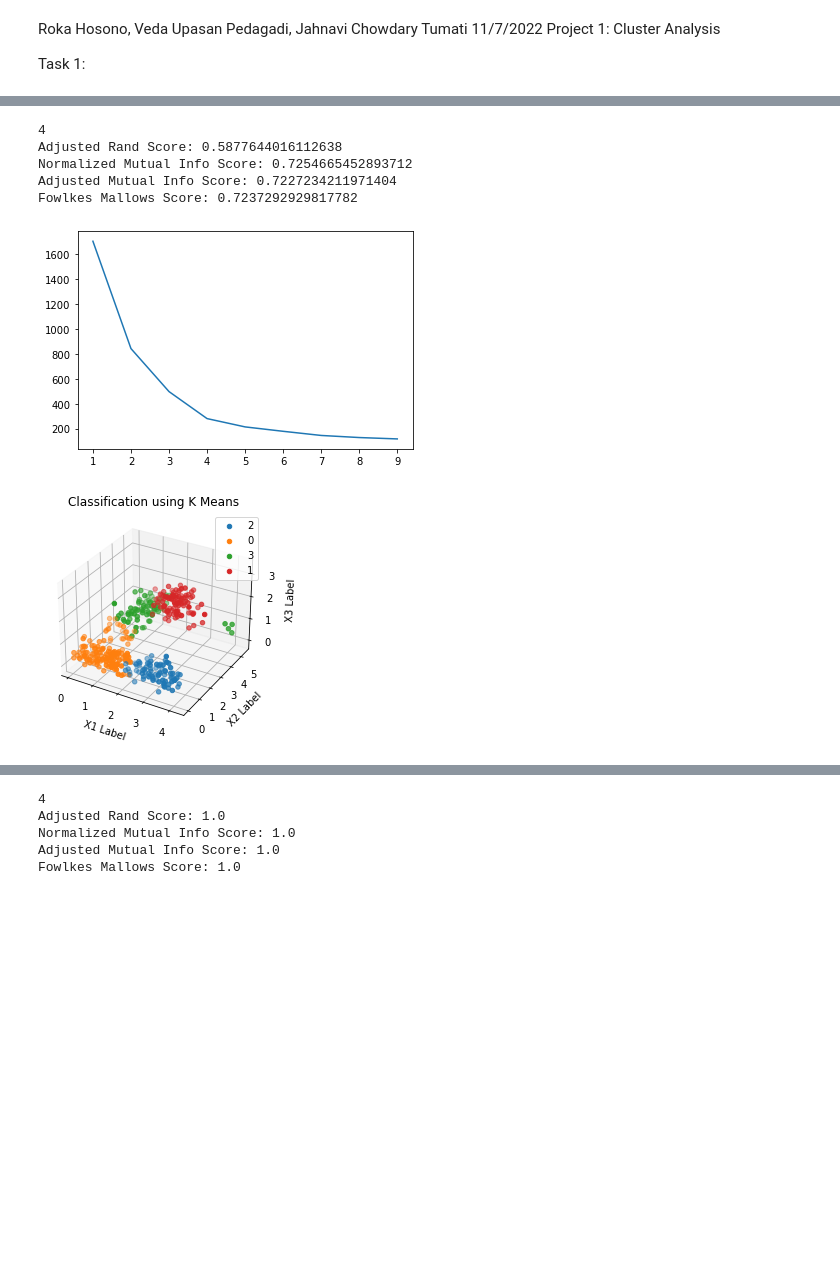
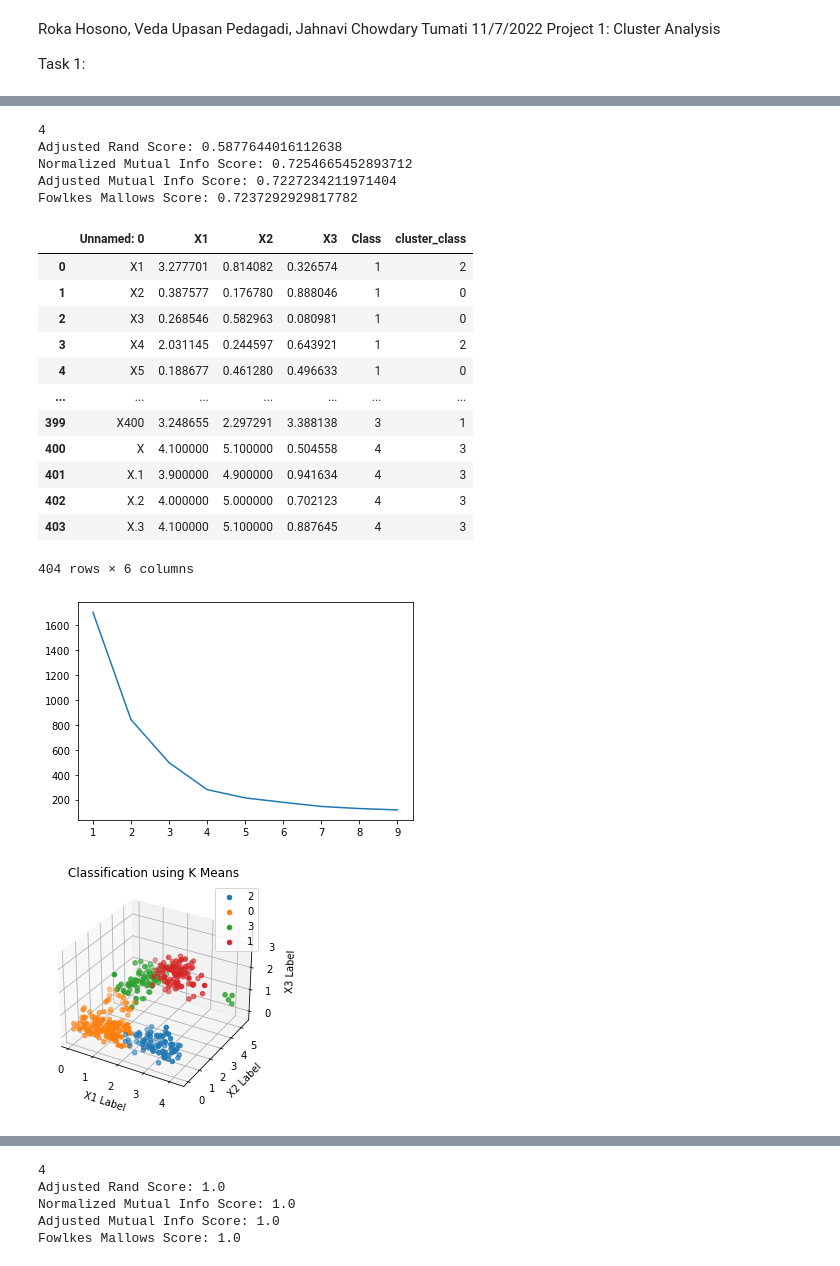
Before and after one commit to glazedonut/IEClusteingAnalysisProject, a Jupyter notebook: report.ipynb, the cells around one changed output, grey strips where cells are left out. Drawn from its saved outputs; the diff is of its cells as text; code cells hidden in the pictures; blank space fills up the shorter version.

```diff
--- a/report.ipynb
+++ b/report.ipynb
@@ -86,14 +99,26 @@ Fowlkes Mallows Score: 1.0
 [figure]
 [figure]
 # %%
-data2=create_K_meanselbow_task1("data/data2.csv")
-create_3dscatter(data2)
+create_K_meanselbow_task1("data/data2.csv")
 # %% [output]
 4
 Adjusted Rand Score: 0.5877644016112638
 Normalized Mutual Info Score: 0.7254665452893712
 Adjusted Mutual Info Score: 0.7227234211971404
 Fowlkes Mallows Score: 0.7237292929817782
+|  | Unnamed: 0 | X1 | X2 | X3 | Class | cluster_class |
+| 0 | X1 | 3.277701 | 0.814082 | 0.326574 | 1 | 2 |
+| 1 | X2 | 0.387577 | 0.176780 | 0.888046 | 1 | 0 |
+| 2 | X3 | 0.268546 | 0.582963 | 0.080981 | 1 | 0 |
+| 3 | X4 | 2.031145 | 0.244597 | 0.643921 | 1 | 2 |
+| 4 | X5 | 0.188677 | 0.461280 | 0.496633 | 1 | 0 |
+| ... | ... | ... | ... | ... | ... | ... |
+| 399 | X400 | 3.248655 | 2.297291 | 3.388138 | 3 | 1 |
+| 400 | X | 4.100000 | 5.100000 | 0.504558 | 4 | 3 |
+| 401 | X.1 | 3.900000 | 4.900000 | 0.941634 | 4 | 3 |
+| 402 | X.2 | 4.000000 | 5.000000 | 0.702123 | 4 | 3 |
+| 403 | X.3 | 4.100000 | 5.100000 | 0.887645 | 4 | 3 |
+404 rows × 6 columns
 [figure]
 [figure]
 [figure]
```
Also changed, not shown: parts of 6 cells of this notebook.
